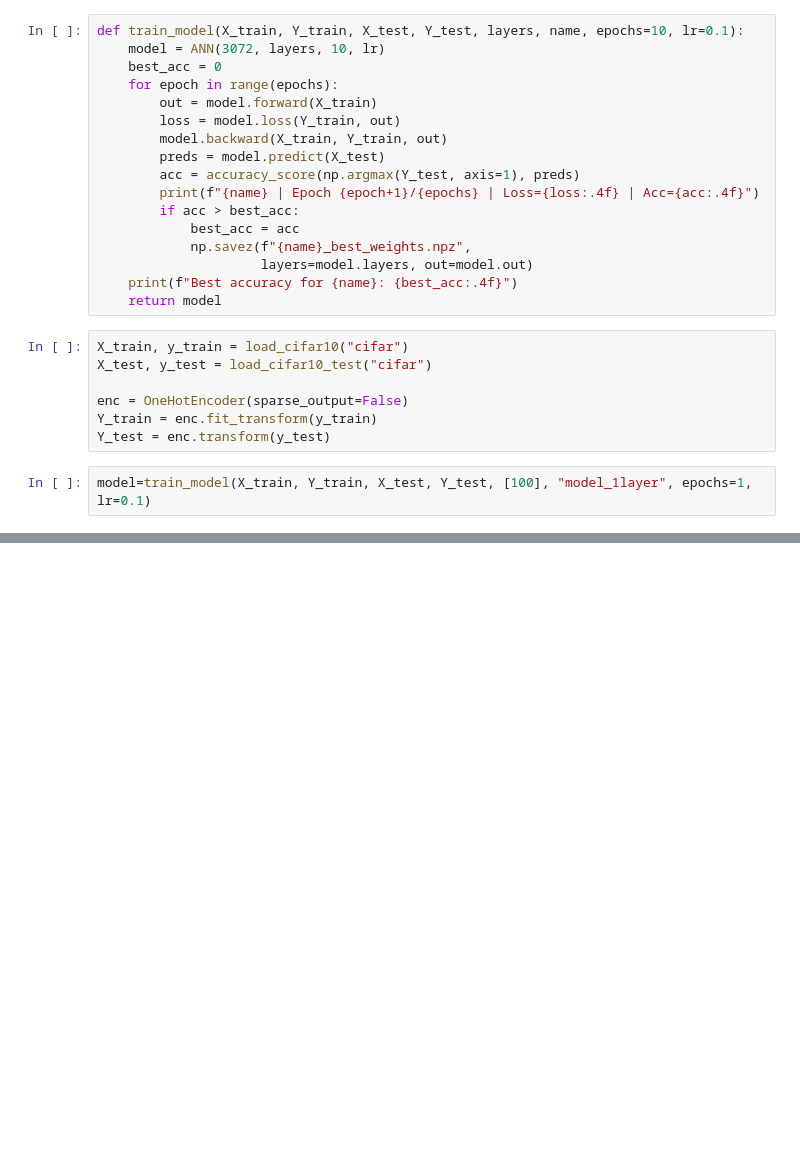
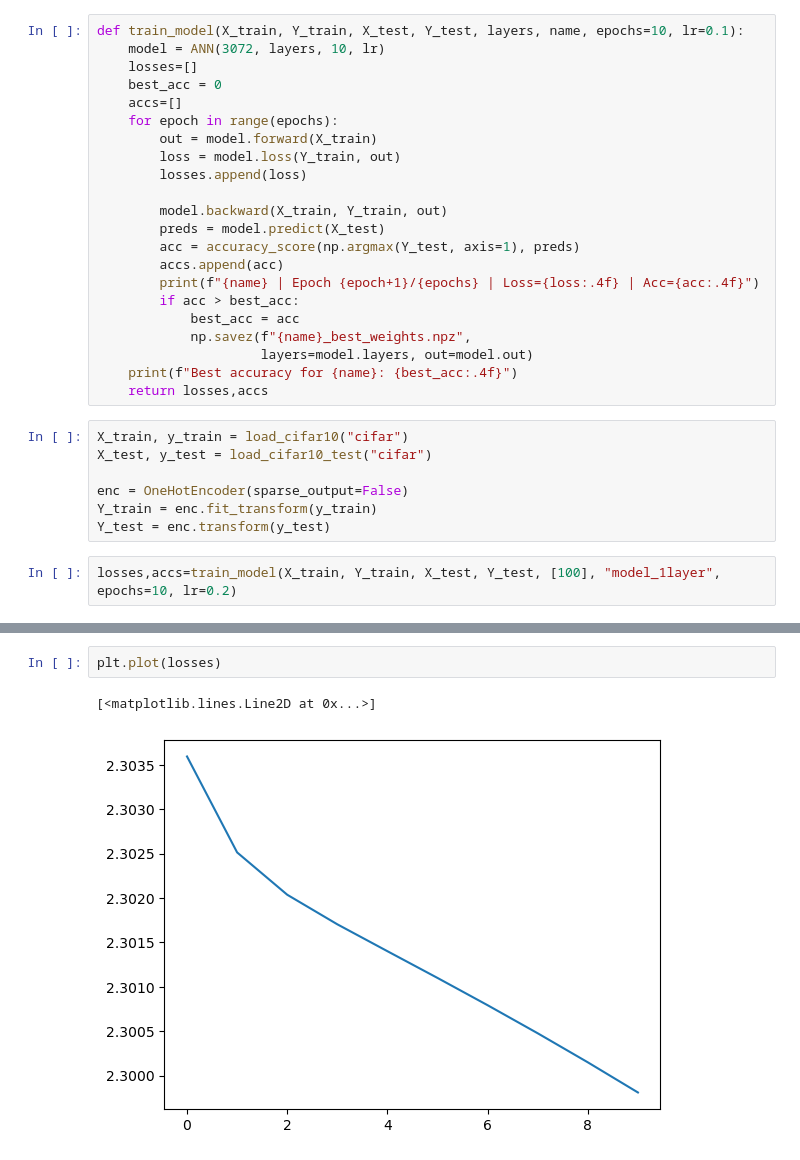
Before and after one commit to MimoHasPurpose/mtech_sem_1, a Jupyter notebook: ann/ANN_A1_Group01/q1.ipynb, the cells around one changed output, grey strips where cells are left out. Saved outputs shown, nothing was run; the diff lists cells and outputs as text; blank space fills up the shorter version.

```diff
--- a/ann/ANN_A1_Group01/q1.ipynb
+++ b/ann/ANN_A1_Group01/q1.ipynb
@@ -102,20 +99,25 @@ class ANN:
 # %%
 def train_model(X_train, Y_train, X_test, Y_test, layers, name, epochs=10, lr=0.1):
     model = ANN(3072, layers, 10, lr)
+    losses=[]
     best_acc = 0
+    accs=[]
     for epoch in range(epochs):
         out = model.forward(X_train)
         loss = model.loss(Y_train, out)
+        losses.append(loss)
+
         model.backward(X_train, Y_train, out)
         preds = model.predict(X_test)
         acc = accuracy_score(np.argmax(Y_test, axis=1), preds)
+        accs.append(acc)
         print(f"{name} | Epoch {epoch+1}/{epochs} | Loss={loss:.4f} | Acc={acc:.4f}")
         if acc > best_acc:
             best_acc = acc
             np.savez(f"{name}_best_weights.npz",
                      layers=model.layers, out=model.out)
     print(f"Best accuracy for {name}: {best_acc:.4f}")
-    return model
+    return losses,accs
 # %%
 X_train, y_train = load_cifar10("cifar")
 X_test, y_test = load_cifar10_test("cifar")
@@ -124,4 +126,4 @@ enc = OneHotEncoder(sparse_output=False)
 Y_train = enc.fit_transform(y_train)
 Y_test = enc.transform(y_test)
 # %%
-model=train_model(X_train, Y_train, X_test, Y_test, [100], "model_1layer", epochs=1, lr=0.1)
+losses,accs=train_model(X_train, Y_train, X_test, Y_test, [100], "model_1layer", epochs=10, lr=0.2)
@@ -127,0 +142,5 @@ model=train_model(X_train, Y_train, X_test, Y_test, [100], "model_1layer", epoch
+# %%
+plt.plot(losses)
+# %% [output]
+[<matplotlib.lines.Line2D at 0x...>]
+[figure, added]
```
Also changed, not shown: parts of 19 cells of this notebook, 4 other files.
